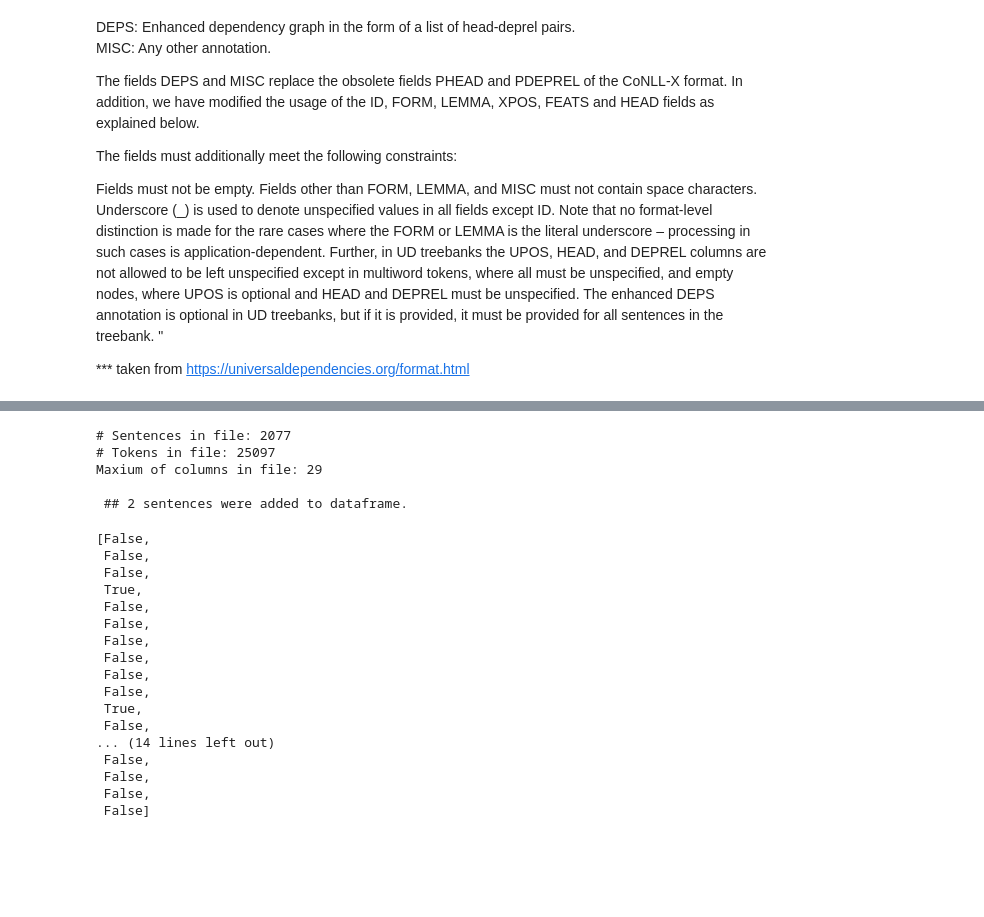
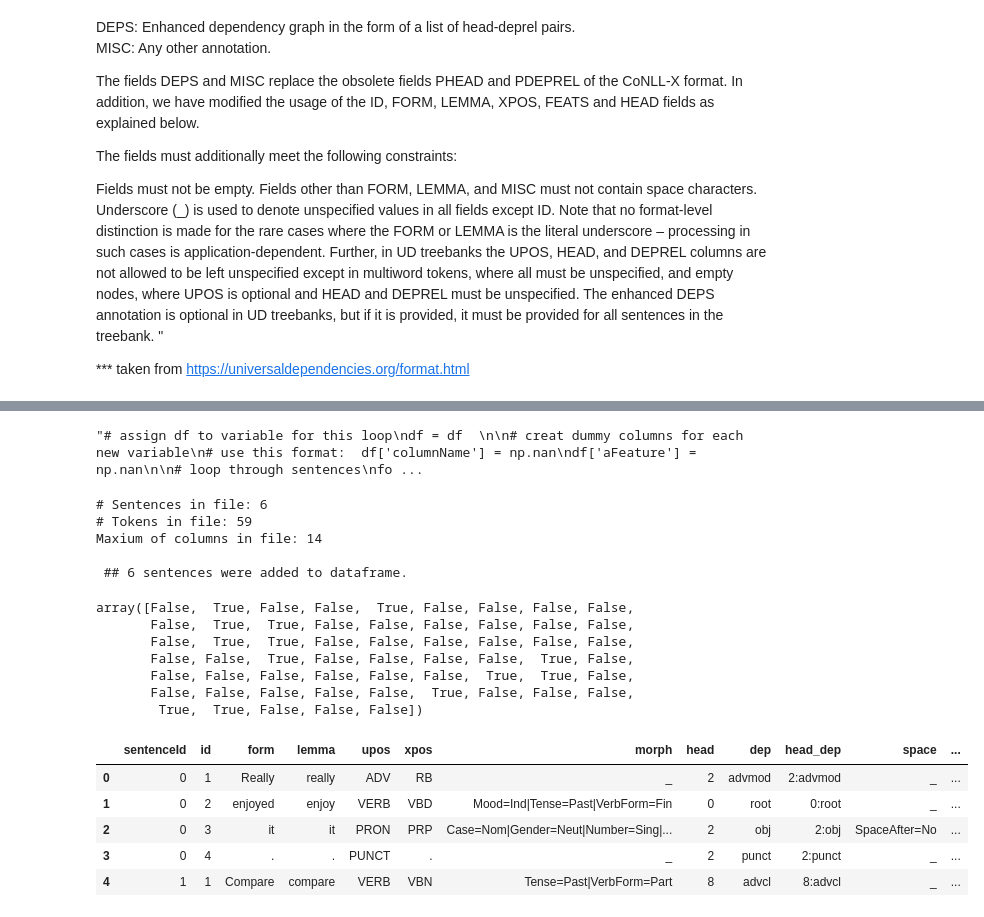
Before and after one commit to sezentuvay/NLP_Tech_Assignment_2, a Jupyter notebook: part1/DataExploration.ipynb, the cells around one changed output, grey strips where cells are left out. Drawn from its saved outputs; the diff is of its cells as text; code cells hidden in the pictures; blank space fills up the shorter version.

```diff
--- a/part1/DataExploration.ipynb
+++ b/part1/DataExploration.ipynb
@@ -261,7 +256,7 @@ Wall time: 628 ms
 # %%
 ### Looping through sentences & assigning new values
 
-# assign df to variable for this loop
+'''# assign df to variable for this loop
 df = df
 
 # creat dummy columns for each new variable
@@ -279,41 +274,45 @@ for s_id in df.sentenceId.unique():
 
     # loop through lines if necesarry
 
-    #display(df_sentence)
+    #display(df_sentence)'''
+# %% [output]
+"# assign df to variable for this loop\ndf = df  \n\n# creat dummy columns for each new variable\n# use this format:  df['columnName'] = np.nan\ndf['aFeature'] = np.nan\n\n# loop through sentences\nfo ...
 # %%
 ### split datasets for predicate prediction
 
 
 # use test set
-df = createDataFrame(path_test, 2)
+df_full = createDataFrame(path_example, 6)
 
 # cutt of predicate and argument rows
-df_x = df.iloc[:,:11]
+df_x = df_full.iloc[:,:11]
 
-df_y_true = df.iloc[:,11]
-y_true = [True if x != '_' else False for x in df_y]
-y_true # maybe need to convert to np.array
+df_y_true = df_full.iloc[:,11]
+y_true = np.array([True if x != '_' else False for x in df_y_true])
+
+# assign false prediction array for test purpose
+#y_true = [True, True, False, False,  # sentence 1
+#          True, True, False, False, False, False, True, True, False, False, False, False, False] #sentence 2
 y_true
 # %% [output]
-# Sentences in file: 2077
-# Tokens in file: 25097
-Maxium of columns in file: 29
+# Sentences in file: 6
+# Tokens in file: 59
+Maxium of columns in file: 14
 
- ## 2 sentences were added to dataframe.
+ ## 6 sentences were added to dataframe.
-[False,
- False,
- False,
- True,
- False,
- False,
- False,
- False,
- False,
- False,
- True,
- False,
-... (14 lines left out)
- False,
- False,
- False,
- False]
+array([False,  True, False, False,  True, False, False, False, False,
+       False,  True,  True, False, False, False, False, False, False,
+       False,  True,  True, False, False, False, False, False, False,
+       False, False,  True, False, False, False, False,  True, False,
+       False, False, False, False, False, False,  True,  True, False,
+       False, False, False, False, False,  True, False, False, False,
+        True,  True, False, False, False])
+# %%
+df_full.head(5)
+# %% [output]
+|  | sentenceId | id | form | lemma | upos | xpos | morph | head | dep | head_dep | space | ... |
+| 0 | 0 | 1 | Really | really | ADV | RB | _ | 2 | advmod | 2:advmod | _ | ... |
+| 1 | 0 | 2 | enjoyed | enjoy | VERB | VBD | Mood=Ind|Tense=Past|VerbForm=Fin | 0 | root | 0:root | _ | ... |
+| 2 | 0 | 3 | it | it | PRON | PRP | Case=Nom|Gender=Neut|Number=Sing|... | 2 | obj | 2:obj | SpaceAfter=No | ... |
+| 3 | 0 | 4 | . | . | PUNCT | . | _ | 2 | punct | 2:punct | _ | ... |
+| 4 | 1 | 1 | Compare | compare | VERB | VBN | Tense=Past|VerbForm=Part | 8 | advcl | 8:advcl | _ | ... |
```
Also changed, not shown: parts of 12 cells of this notebook.
